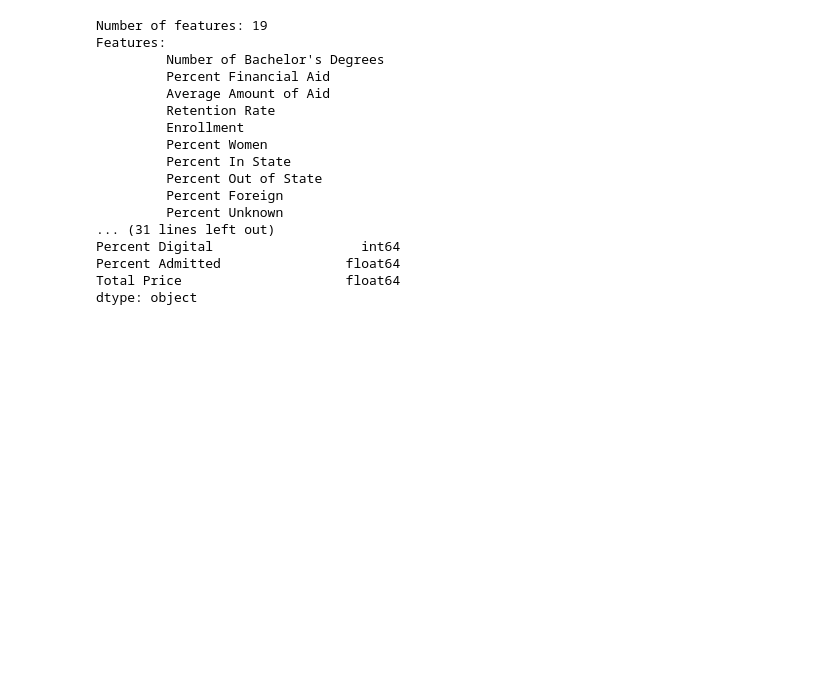
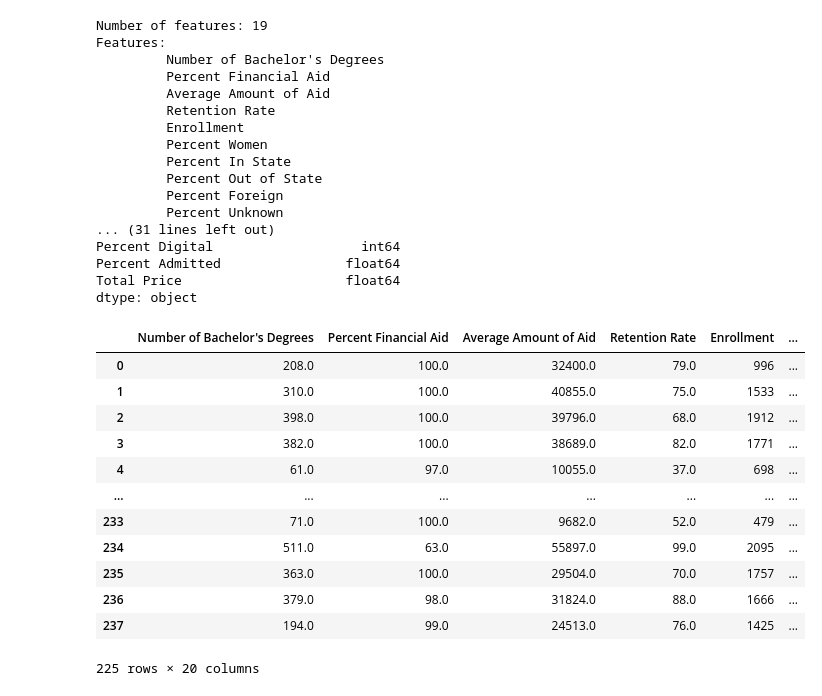
Before and after one commit to tuckert23/final_project, a Jupyter notebook: data_cleaning.ipynb, the cells around one changed output. Cells and saved outputs as stored; diff of their text form; code cells hidden in the pictures; blank space fills up the shorter version.

```diff
--- a/data_cleaning.ipynb
+++ b/data_cleaning.ipynb
@@ -371,3 +371,19 @@ Percent Digital                   int64
 Percent Admitted                float64
 Total Price                     float64
 dtype: object
+# %%
+df
+# %% [output]
+|  | Number of Bachelor's Degrees | Percent Financial Aid | Average Amount of Aid | Retention Rate | Enrollment | ... |
+| 0 | 208.0 | 100.0 | 32400.0 | 79.0 | 996 | ... |
+| 1 | 310.0 | 100.0 | 40855.0 | 75.0 | 1533 | ... |
+| 2 | 398.0 | 100.0 | 39796.0 | 68.0 | 1912 | ... |
+| 3 | 382.0 | 100.0 | 38689.0 | 82.0 | 1771 | ... |
+| 4 | 61.0 | 97.0 | 10055.0 | 37.0 | 698 | ... |
+| ... | ... | ... | ... | ... | ... | ... |
+| 233 | 71.0 | 100.0 | 9682.0 | 52.0 | 479 | ... |
+| 234 | 511.0 | 63.0 | 55897.0 | 99.0 | 2095 | ... |
+| 235 | 363.0 | 100.0 | 29504.0 | 70.0 | 1757 | ... |
+| 236 | 379.0 | 98.0 | 31824.0 | 88.0 | 1666 | ... |
+| 237 | 194.0 | 99.0 | 24513.0 | 76.0 | 1425 | ... |
+225 rows × 20 columns
```
